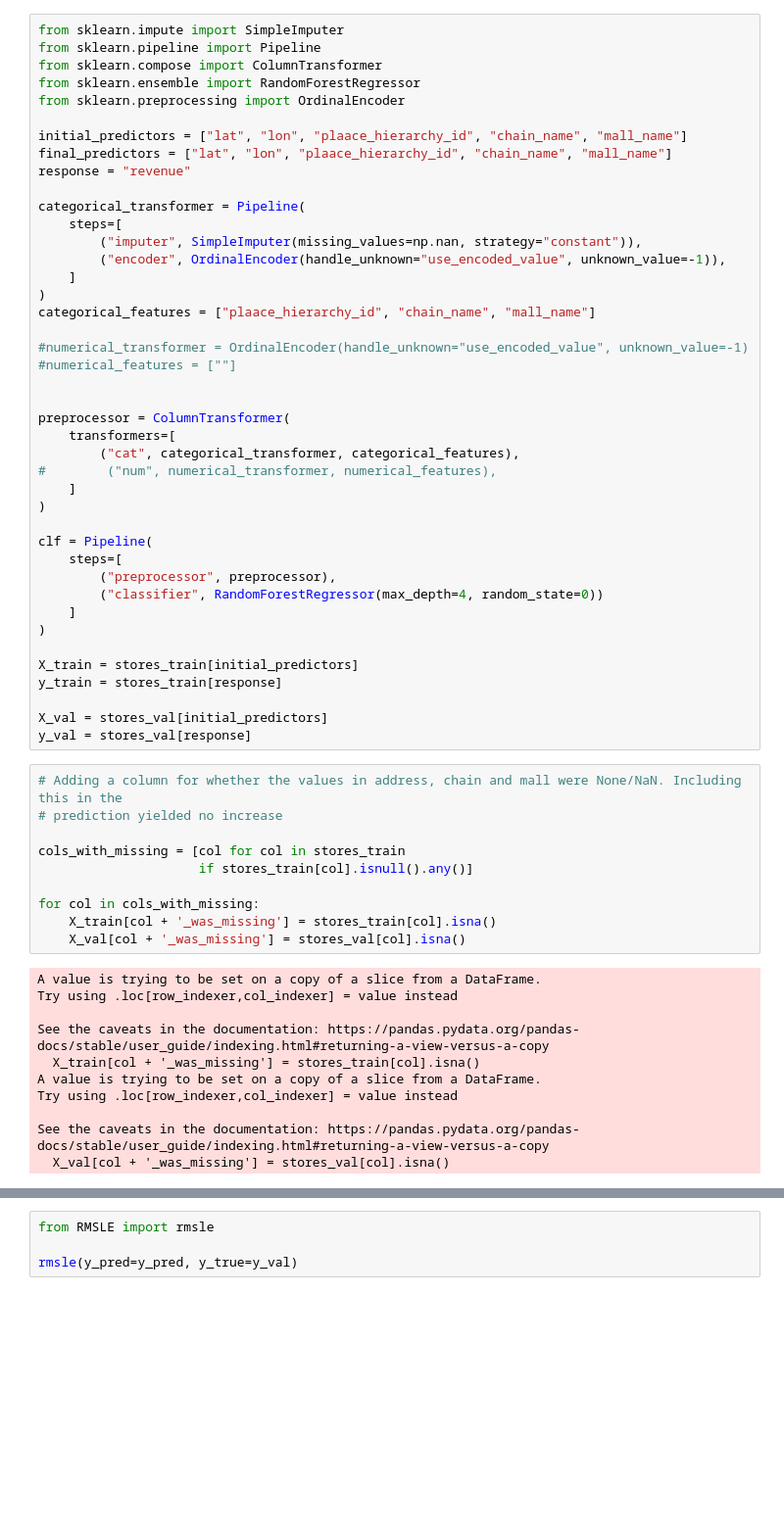
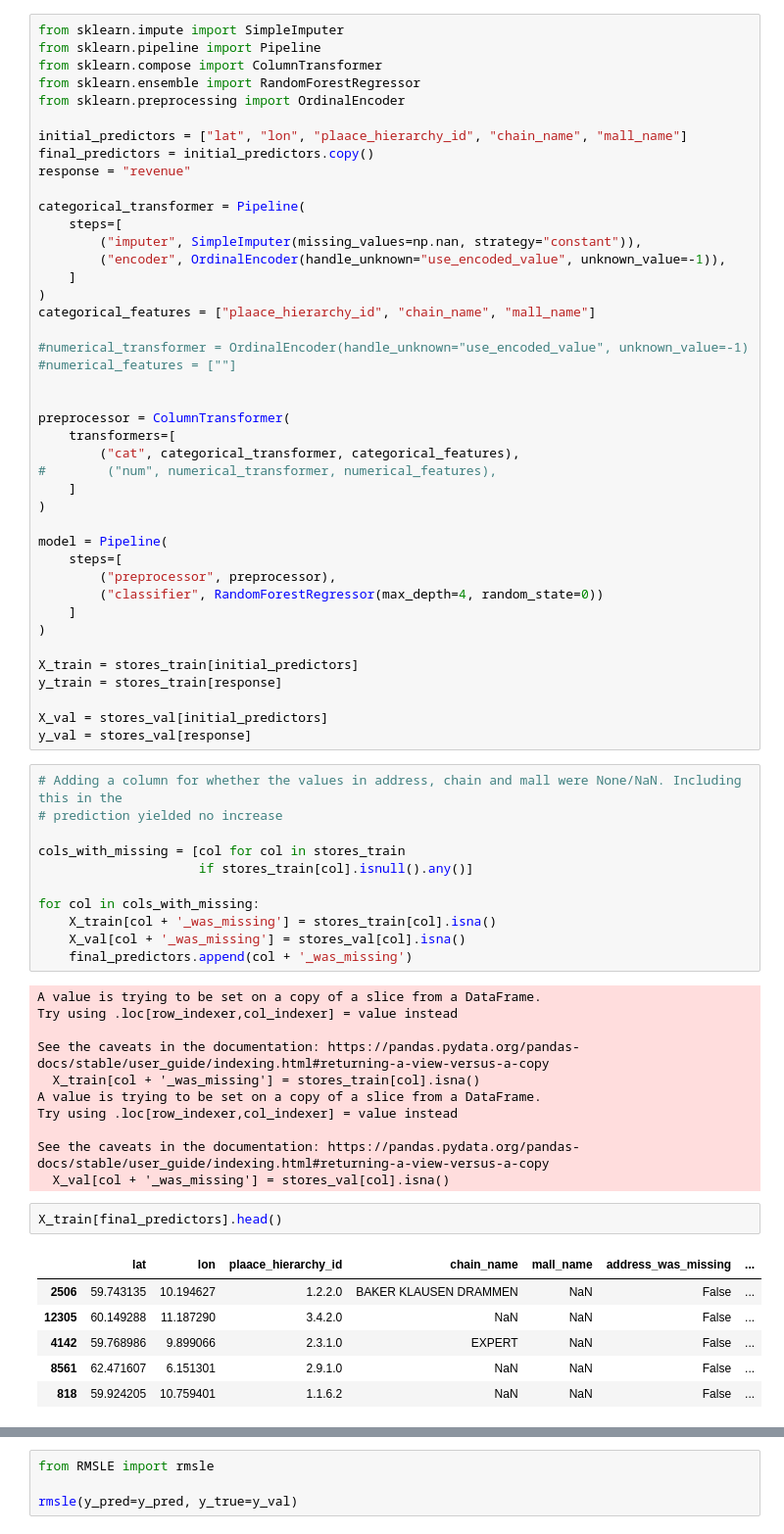
Before and after one commit to halvorlinder/TDT4173-Machine-Learning, a Jupyter notebook: experiments.ipynb, the cells around one changed output, grey strips where cells are left out. Shown at 98% size. Cells and saved outputs as stored; diff of their text form; blank space fills up the shorter version.

```diff
--- a/experiments.ipynb
+++ b/experiments.ipynb
@@ -245,7 +248,7 @@ from sklearn.ensemble import RandomForestRegressor
 from sklearn.preprocessing import OrdinalEncoder
 
 initial_predictors = ["lat", "lon", "plaace_hierarchy_id", "chain_name", "mall_name"]
-final_predictors = ["lat", "lon", "plaace_hierarchy_id", "chain_name", "mall_name"]
+final_predictors = initial_predictors.copy()
 response = "revenue"
 
 categorical_transformer = Pipeline(
@@ -267,7 +270,7 @@ preprocessor = ColumnTransformer(
     ]
 )
 
-clf = Pipeline(
+model = Pipeline(
     steps=[
         ("preprocessor", preprocessor),
         ("classifier", RandomForestRegressor(max_depth=4, random_state=0))
@@ -289,6 +292,7 @@ cols_with_missing = [col for col in stores_train
 for col in cols_with_missing:
     X_train[col + '_was_missing'] = stores_train[col].isna()
     X_val[col + '_was_missing'] = stores_val[col].isna()
+    final_predictors.append(col + '_was_missing')
 # %% [output]
 A value is trying to be set on a copy of a slice from a DataFrame.
 Try using .loc[row_indexer,col_indexer] = value instead
@@ -300,4 +304,13 @@ Try using .loc[row_indexer,col_indexer] = value instead
 
 See the caveats in the documentation: https://pandas.pydata.org/pandas-docs/stable/user_guide/indexing.html#returning-a-view-versus-a-copy
   X_val[col + '_was_missing'] = stores_val[col].isna()
+# %%
+X_train[final_predictors].head()
+# %% [output]
+|  | lat | lon | plaace_hierarchy_id | chain_name | mall_name | address_was_missing | ... |
+| 2506 | 59.743135 | 10.194627 | 1.2.2.0 | BAKER KLAUSEN DRAMMEN | NaN | False | ... |
+| 12305 | 60.149288 | 11.187290 | 3.4.2.0 | NaN | NaN | False | ... |
+| 4142 | 59.768986 | 9.899066 | 2.3.1.0 | EXPERT | NaN | False | ... |
+| 8561 | 62.471607 | 6.151301 | 2.9.1.0 | NaN | NaN | False | ... |
+| 818 | 59.924205 | 10.759401 | 1.1.6.2 | NaN | NaN | False | ... |
 # %%
```
Also changed, not shown: parts of 8 cells of this notebook.
